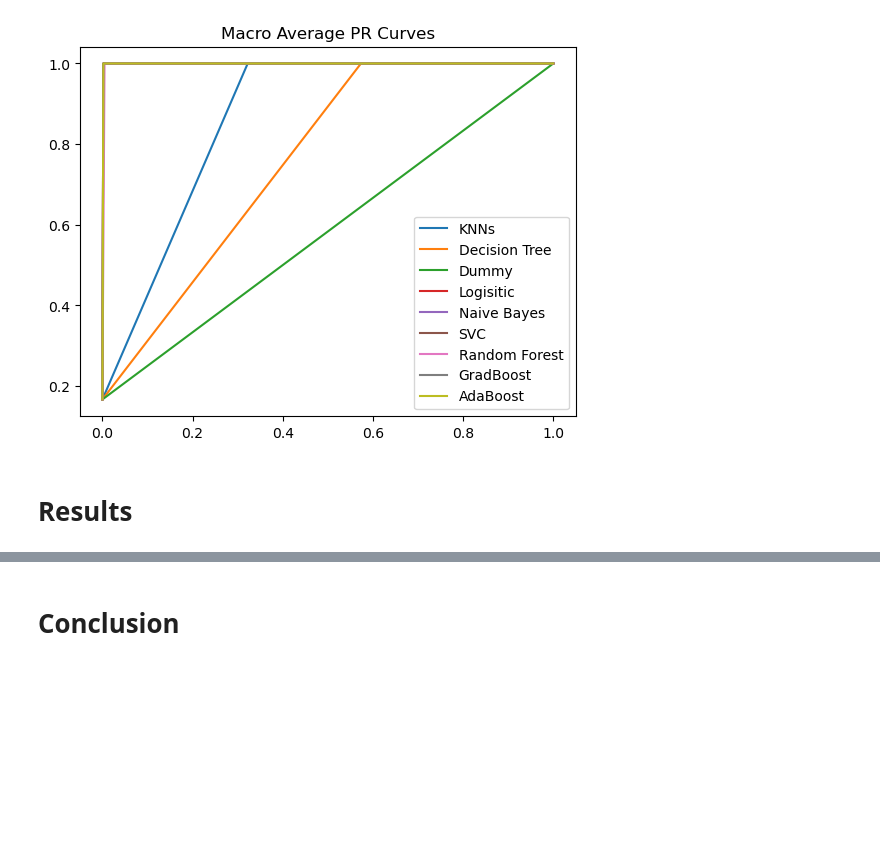
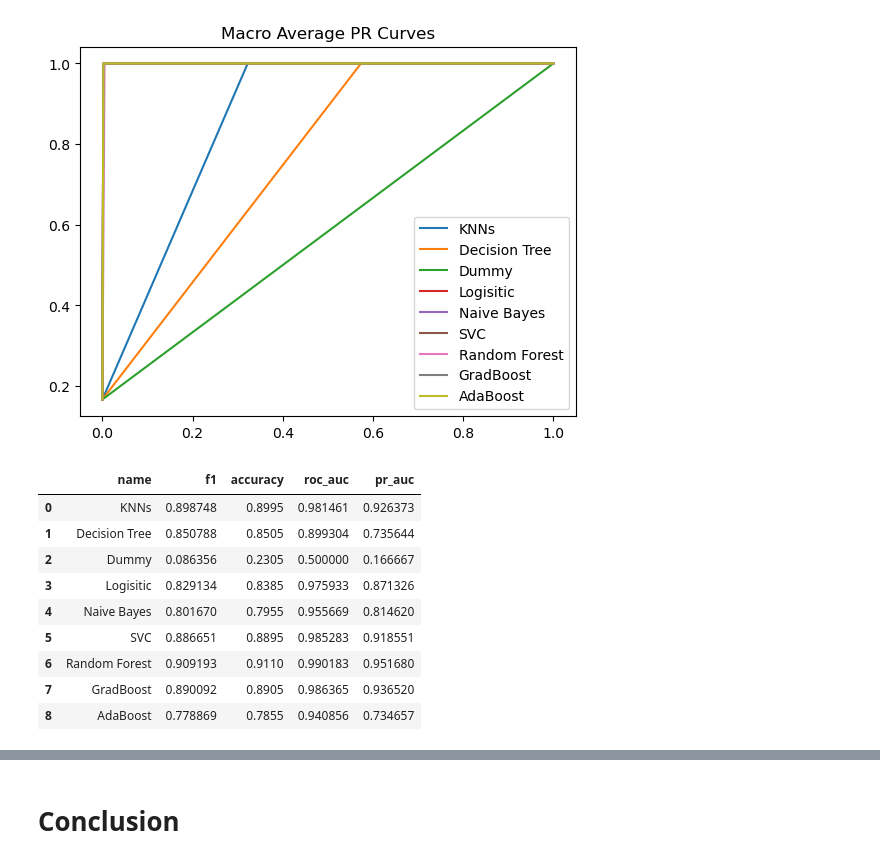
Before and after one commit to PranavRao25/Data-Analytics, a Jupyter notebook: assignment-7/code.ipynb, the cells around one changed output, grey strips where cells are left out. Drawn from its saved outputs; the diff is of its cells as text; code cells hidden in the pictures; blank space fills up the shorter version.

```diff
--- a/assignment-7/code.ipynb
+++ b/assignment-7/code.ipynb
@@ -450,6 +450,23 @@ plt.show()
 # %% [output]
 [figure]
 # %%
-comp_df = pd.concat(total_df, axis=0)
+data_list = [{
+    "name": cul_report[model]['name'],
+    "f1": cul_report[model]['f1'],
+    "accuracy": cul_report[model]['accuracy'],
+    "roc_auc": cul_report[model]['roc']["auc"],
+    "pr_auc": cul_report[model]['pr']["auc"],
+} for model in cul_report]
+df = pd.DataFrame(data_list)
+df
+# %% [output]
+|  | name | f1 | accuracy | roc_auc | pr_auc |
+| 0 | KNNs | 0.898748 | 0.8995 | 0.981461 | 0.926373 |
+| 1 | Decision Tree | 0.850788 | 0.8505 | 0.899304 | 0.735644 |
+| 2 | Dummy | 0.086356 | 0.2305 | 0.500000 | 0.166667 |
+| 3 | Logisitic | 0.829134 | 0.8385 | 0.975933 | 0.871326 |
+| 4 | Naive Bayes | 0.801670 | 0.7955 | 0.955669 | 0.814620 |
+| 5 | SVC | 0.886651 | 0.8895 | 0.985283 | 0.918551 |
+| 6 | Random Forest | 0.909193 | 0.9110 | 0.990183 | 0.951680 |
+| 7 | GradBoost | 0.890092 | 0.8905 | 0.986365 | 0.936520 |
+| 8 | AdaBoost | 0.778869 | 0.7855 | 0.940856 | 0.734657 |
-# %% [markdown]
-# Results
```
Also changed, not shown: parts of 23 cells of this notebook, 2 other files.
